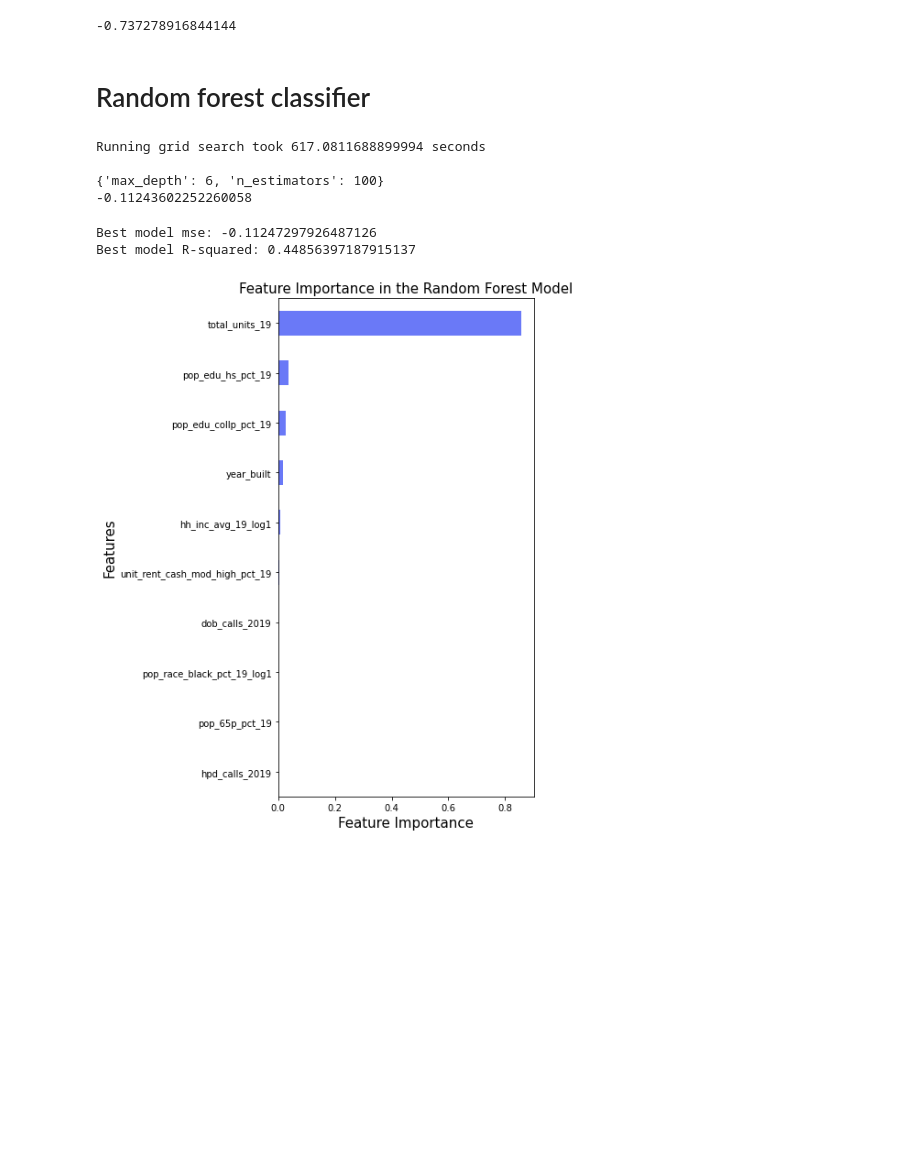
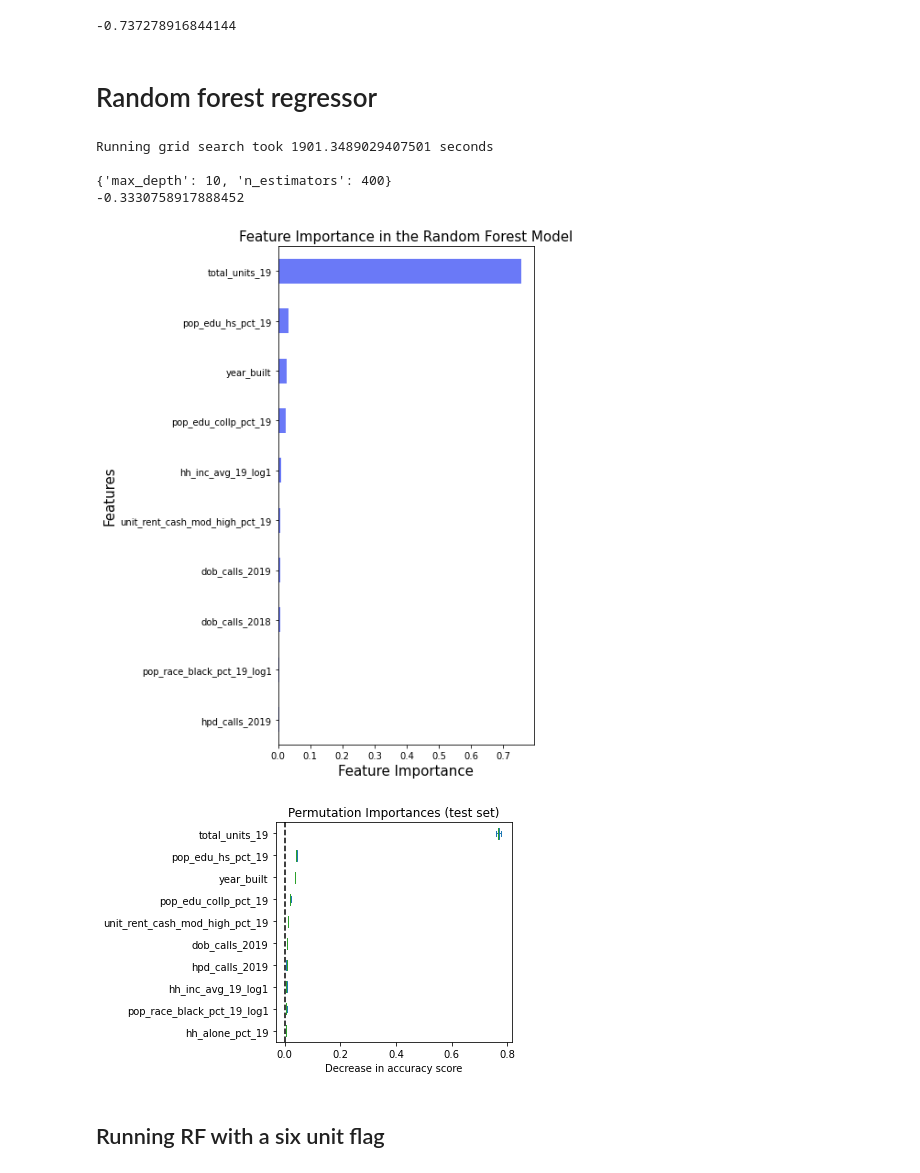
Before and after one commit to ajparaiso/MLC_SP23, a Jupyter notebook: 2.models/Random forest regression.ipynb, the cells around one changed output. Cells and saved outputs as stored; diff of their text form; code cells hidden in the pictures; blank space fills up the shorter version.

```diff
--- a/2.models/Random forest regression.ipynb
+++ b/2.models/Random forest regression.ipynb
@@ -56,7 +56,7 @@ df[df['total_units_19'] < 7]['rs_share_diff'].mean()
 # %% [output]
 -0.737278916844144
 # %% [markdown]
-# Random forest classifier
+# Random forest regressor
 # %%
 # Fit model
 from sklearn.ensemble import RandomForestRegressor
@@ -64,17 +64,18 @@ from sklearn.model_selection import GridSearchCV
 import time
 
 scoring = {'r2':'r2',
-           'mse':'neg_mean_squared_error'
+           'mse':'neg_mean_squared_error',
+           'rmse': 'neg_root_mean_squared_error'
 }
 
-param_grid = {'max_depth':[2, 4, 6],
-              'n_estimators': [100, 200, 300]
+param_grid = {'max_depth':[6, 8, 10],
+              'n_estimators': [200, 300, 400]
 }
 
 start = time.time()
 
 rf = RandomForestRegressor(random_state = 1)
-gr = GridSearchCV(rf, param_grid = param_grid, scoring = scoring, refit = "mse", cv = 4)
+gr = GridSearchCV(rf, param_grid = param_grid, scoring = scoring, refit = "rmse", cv = 4)
 fit = gr.fit(X_train, y_train)
 
 end = time.time()
@@ -84,18 +85,10 @@ print()
 print(fit.best_params_)
 print(fit.best_score_)
 # %% [output]
-Running grid search took 617.0811688899994 seconds
+Running grid search took 1901.3489029407501 seconds
 
-{'max_depth': 6, 'n_estimators': 100}
--0.11243602252260058
+{'max_depth': 10, 'n_estimators': 400}
+-0.3330758917888452
-# %%
-best_params_index = fit.cv_results_['rank_test_mse'][0] - 1
-best_params_index
-print("Best model mse:", fit.cv_results_['mean_test_mse'][best_params_index])
-print("Best model R-squared:", fit.cv_results_['mean_test_r2'][best_params_index])
-# %% [output]
-Best model mse: -0.11247297926487126
-Best model R-squared: 0.44856397187915137
 # %%
 # get feature importance
 from matplotlib import pyplot as plt
@@ -109,6 +102,28 @@ plt.xlabel('Feature Importance',fontsize = 15)
 plt.ylabel('Features',fontsize = 15)
 plt.show()
 # %% [output]
-[figure, old version]
+[figure, new version]
+# %%
+# permutation importance
+from sklearn.inspection import permutation_importance
+
+rf = fit.best_estimator_
+
+result = permutation_importance(
+    rf, X_train, y_train, n_repeats=10, random_state=42, n_jobs=2
+)
+
+sorted_importances_idx = result.importances_mean.argsort()
+importances = pd.DataFrame(
+    result.importances[sorted_importances_idx][-10:].T,
+    columns=X.columns[sorted_importances_idx][-10:],
+)
+ax = importances.plot.box(vert=False, whis=10)
+ax.set_title("Permutation Importances (test set)")
+ax.axvline(x=0, color="k", linestyle="--")
+ax.set_xlabel("Decrease in accuracy score")
+ax.figure.tight_layout()
+# %% [output]
+[figure, added]
 # %%
 # next steps:
@@ -119 +132,3 @@ plt.show()
 # look at predictions by bldg size- how does it translate to total losses of rs units?
+# %% [markdown]
+## Running RF with a six unit flag
```
Also changed, not shown: parts of 29 cells of this notebook.
